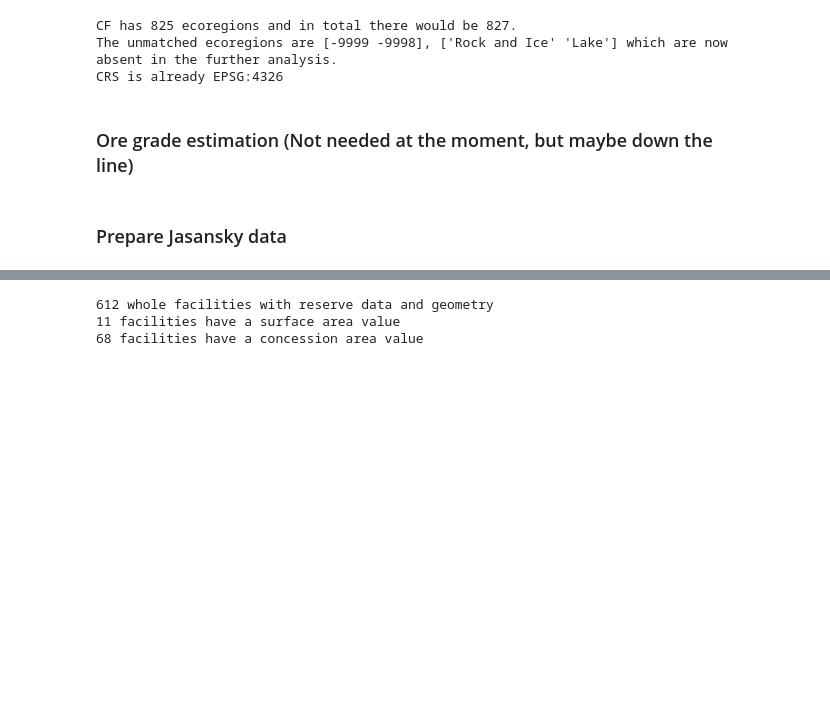
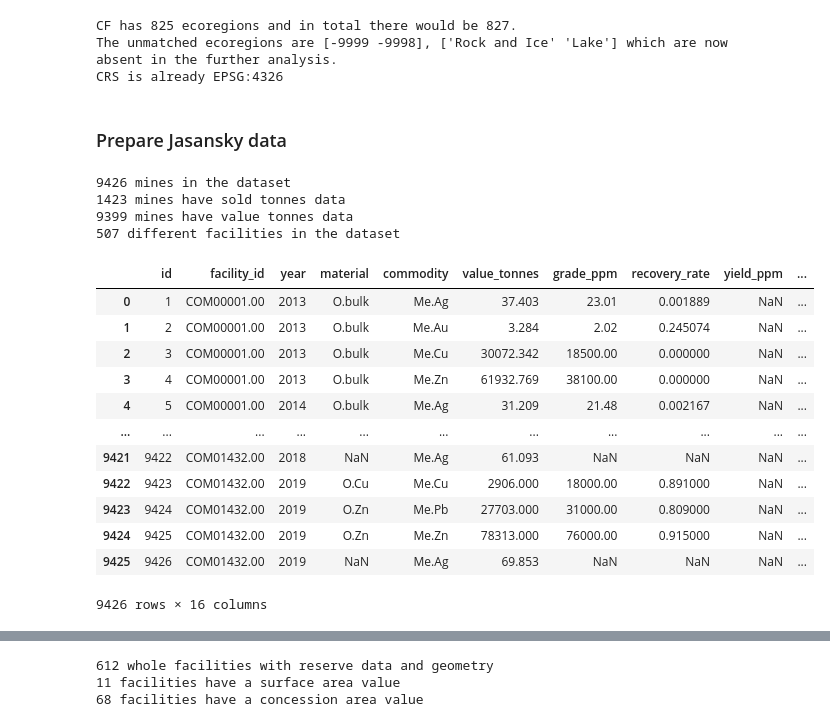
Before and after one commit to sewaelty/semesterproject, a Jupyter notebook: Workflow_production.ipynb, the cells around one changed output, grey strips where cells are left out. Cells and saved outputs as stored; diff of their text form; code cells hidden in the pictures; blank space fills up the shorter version.

```diff
--- a/Workflow_production.ipynb
+++ b/Workflow_production.ipynb
@@ -110,5 +79,3 @@ else:
 CF has 825 ecoregions and in total there would be 827.
 The unmatched ecoregions are [-9999 -9998], ['Rock and Ice' 'Lake'] which are now absent in the further analysis.
 CRS is already EPSG:4326
-# %% [markdown]
-### Ore grade estimation (Not needed at the moment, but maybe down the line)
@@ -168,4 +82,28 @@ df_ppm[['commodity', 'commodity_name', 'mean', 'min', 'max', 'count', 'no_ppm_co
 # %% [markdown]
 ### Prepare Jasansky data
+# %%
+print(f"{len(df_miningCommodities)} mines in the dataset")
+print(f"{df_miningCommodities['amount_sold_tonnes'].count()} mines have sold tonnes data")
+print(f"{df_miningCommodities['value_tonnes'].count()} mines have value tonnes data")
+print(f"{df_miningCommodities['facility_id'].nunique()} different facilities in the dataset")
+df_miningCommodities
+# %% [output]
+9426 mines in the dataset
+1423 mines have sold tonnes data
+9399 mines have value tonnes data
+507 different facilities in the dataset
+|  | id | facility_id | year | material | commodity | value_tonnes | grade_ppm | recovery_rate | yield_ppm | ... |
+| 0 | 1 | COM00001.00 | 2013 | O.bulk | Me.Ag | 37.403 | 23.01 | 0.001889 | NaN | ... |
+| 1 | 2 | COM00001.00 | 2013 | O.bulk | Me.Au | 3.284 | 2.02 | 0.245074 | NaN | ... |
+| 2 | 3 | COM00001.00 | 2013 | O.bulk | Me.Cu | 30072.342 | 18500.00 | 0.000000 | NaN | ... |
+| 3 | 4 | COM00001.00 | 2013 | O.bulk | Me.Zn | 61932.769 | 38100.00 | 0.000000 | NaN | ... |
+| 4 | 5 | COM00001.00 | 2014 | O.bulk | Me.Ag | 31.209 | 21.48 | 0.002167 | NaN | ... |
+| ... | ... | ... | ... | ... | ... | ... | ... | ... | ... | ... |
+| 9421 | 9422 | COM01432.00 | 2018 | NaN | Me.Ag | 61.093 | NaN | NaN | NaN | ... |
+| 9422 | 9423 | COM01432.00 | 2019 | O.Cu | Me.Cu | 2906.000 | 18000.00 | 0.891000 | NaN | ... |
+| 9423 | 9424 | COM01432.00 | 2019 | O.Zn | Me.Pb | 27703.000 | 31000.00 | 0.809000 | NaN | ... |
+| 9424 | 9425 | COM01432.00 | 2019 | O.Zn | Me.Zn | 78313.000 | 76000.00 | 0.915000 | NaN | ... |
+| 9425 | 9426 | COM01432.00 | 2019 | NaN | Me.Ag | 69.853 | NaN | NaN | NaN | ... |
+9426 rows × 16 columns
 # %%
 # Group reserves by facility and year
```
Also changed, not shown: parts of 5 cells of this notebook.
